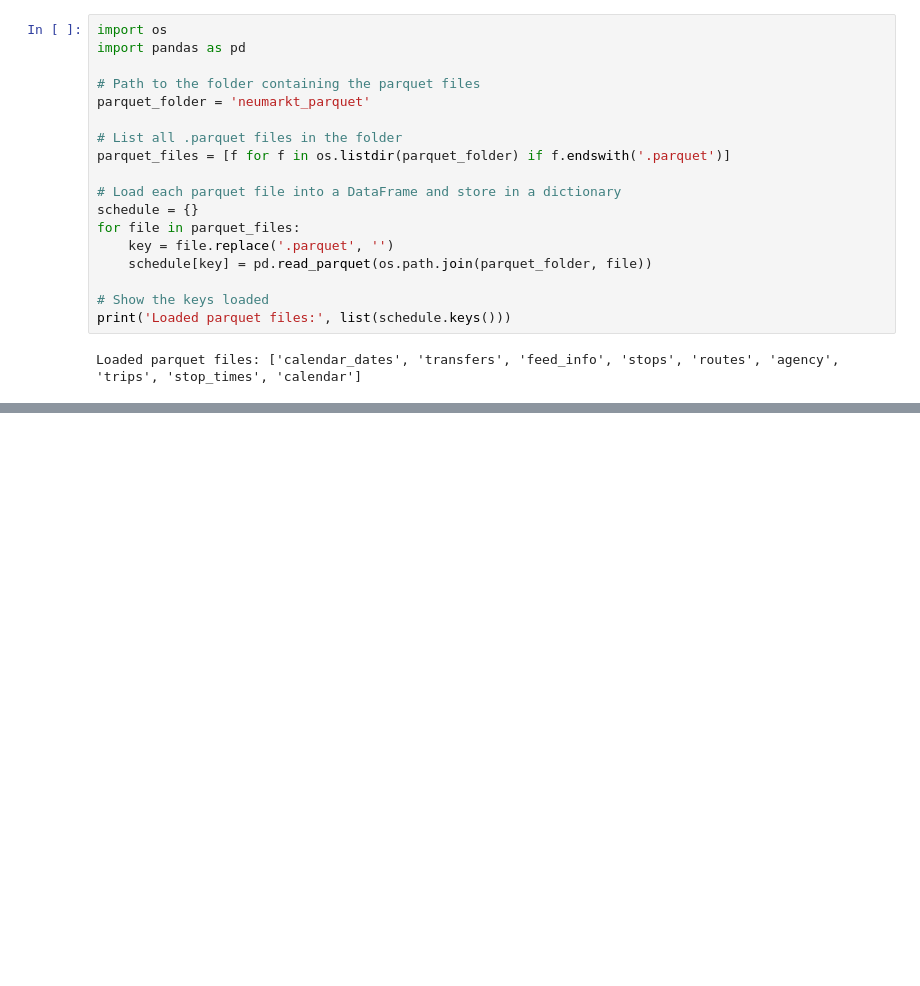
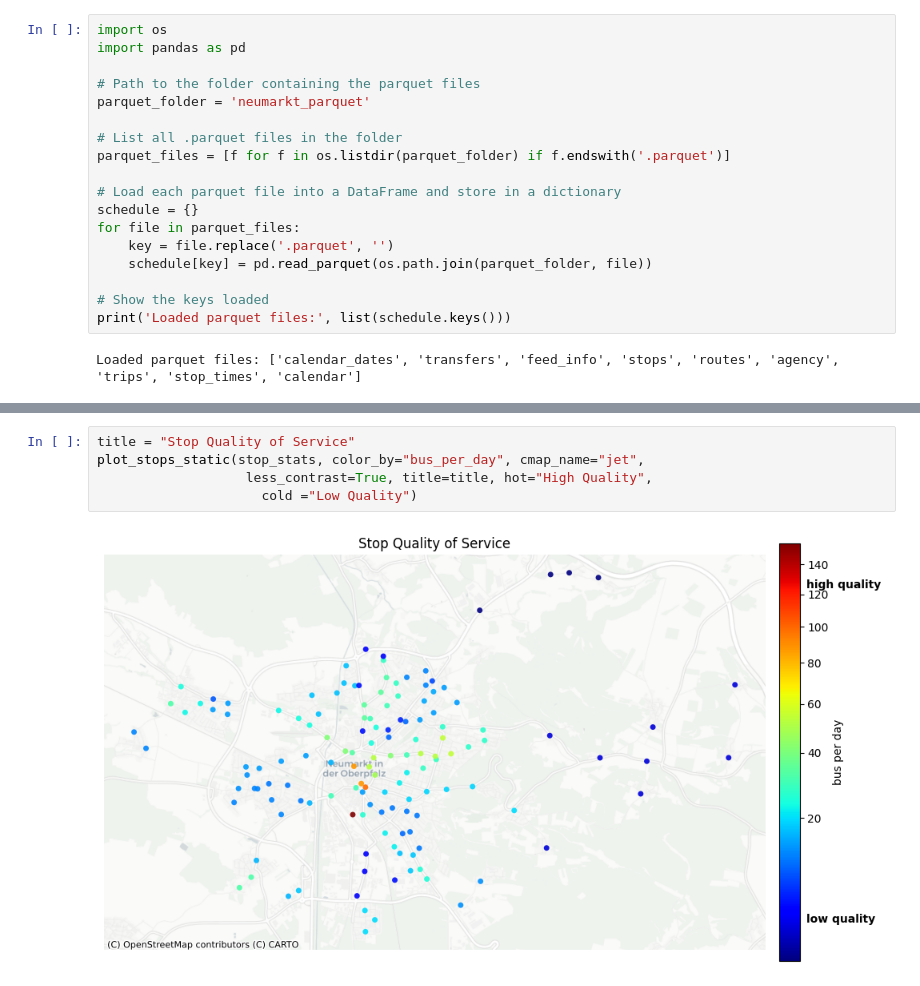
Before and after one commit to apurwaagr/OHA_Servus_AI, a Jupyter notebook: ole/neumarktstatisitcs.ipynb, the cells around one changed output, grey strips where cells are left out. Saved outputs shown, nothing was run; the diff lists cells and outputs as text; blank space fills up the shorter version.

```diff
--- a/ole/neumarktstatisitcs.ipynb
+++ b/ole/neumarktstatisitcs.ipynb
@@ -99,0 +306,7 @@ busy_stop.head()
+# %%
+title = "Stop Quality of Service"
+plot_stops_static(stop_stats, color_by="bus_per_day", cmap_name="jet",
+                   less_contrast=True, title=title, hot="High Quality",
+                     cold ="Low Quality")
+# %% [output]
+[figure, added]
```
Also changed, not shown: parts of 10 cells of this notebook, 15 other files.
